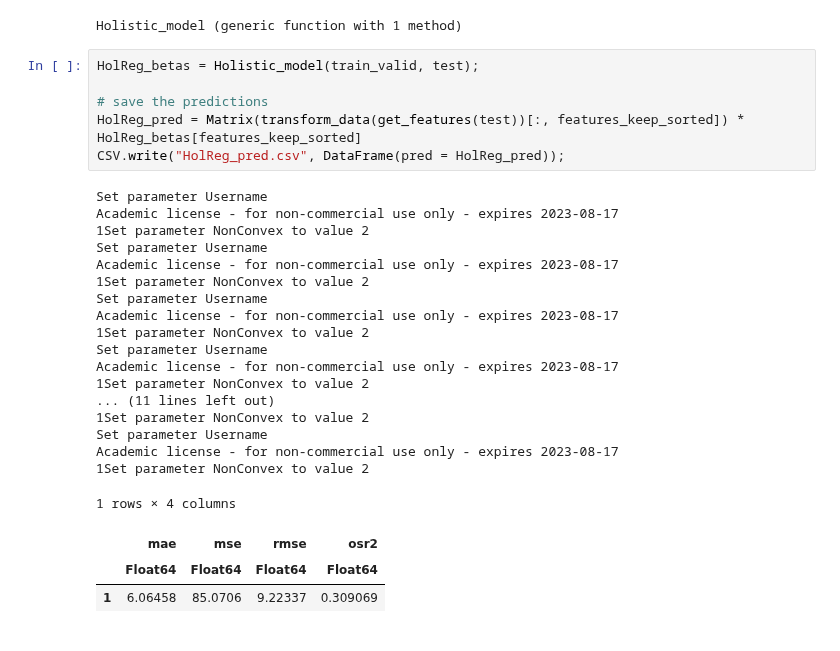
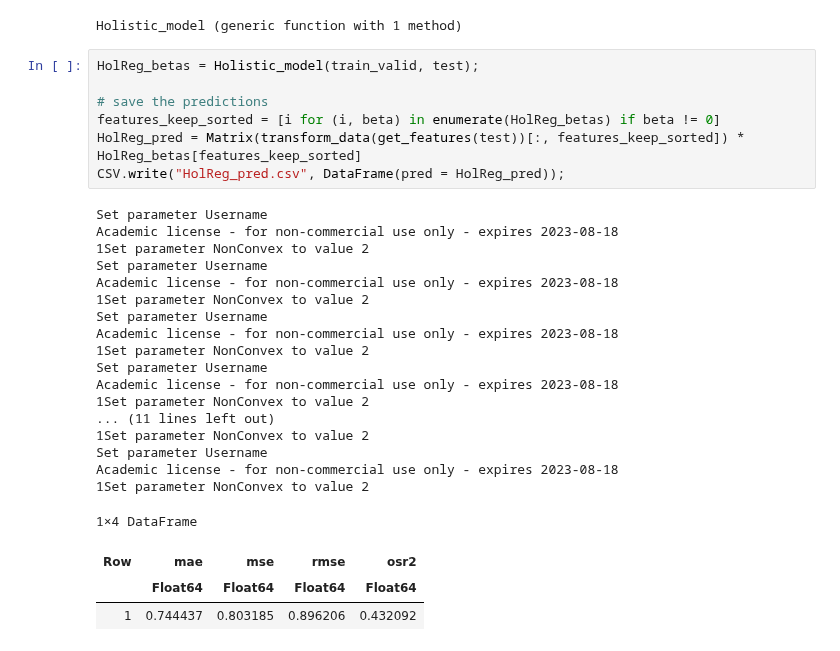
Before and after one commit to azanon00/Transfer_Strategy_Prescription, a Jupyter notebook: code/andrea_models_julia.ipynb, the cells around one changed output. Drawn from its saved outputs; the diff is of its cells as text.

```diff
--- a/code/andrea_models_julia.ipynb
+++ b/code/andrea_models_julia.ipynb
@@ -411,28 +455,29 @@ Holistic_model (generic function with 1 method)
 # %%
 HolReg_betas = Holistic_model(train_valid, test);
 
 # save the predictions
+features_keep_sorted = [i for (i, beta) in enumerate(HolReg_betas) if beta != 0]
 HolReg_pred = Matrix(transform_data(get_features(test))[:, features_keep_sorted]) * HolReg_betas[features_keep_sorted]
 CSV.write("HolReg_pred.csv", DataFrame(pred = HolReg_pred));
 # %% [output]
 Set parameter Username
-Academic license - for non-commercial use only - expires 2023-08-17
+Academic license - for non-commercial use only - expires 2023-08-18
 1Set parameter NonConvex to value 2
 Set parameter Username
-Academic license - for non-commercial use only - expires 2023-08-17
+Academic license - for non-commercial use only - expires 2023-08-18
 1Set parameter NonConvex to value 2
 Set parameter Username
-Academic license - for non-commercial use only - expires 2023-08-17
+Academic license - for non-commercial use only - expires 2023-08-18
 1Set parameter NonConvex to value 2
 Set parameter Username
-Academic license - for non-commercial use only - expires 2023-08-17
+Academic license - for non-commercial use only - expires 2023-08-18
 1Set parameter NonConvex to value 2
 ... (11 lines left out)
 1Set parameter NonConvex to value 2
 Set parameter Username
-Academic license - for non-commercial use only - expires 2023-08-17
+Academic license - for non-commercial use only - expires 2023-08-18
 1Set parameter NonConvex to value 2
-1 rows × 4 columns
+1×4 DataFrame
-|  | mae | mse | rmse | osr2 |
+| Row | mae | mse | rmse | osr2 |
 |  | Float64 | Float64 | Float64 | Float64 |
-| 1 | 6.06458 | 85.0706 | 9.22337 | 0.309069 |
+| 1 | 0.744437 | 0.803185 | 0.896206 | 0.432092 |
```
Also changed, not shown: parts of 6 cells of this notebook, 9 other files.
